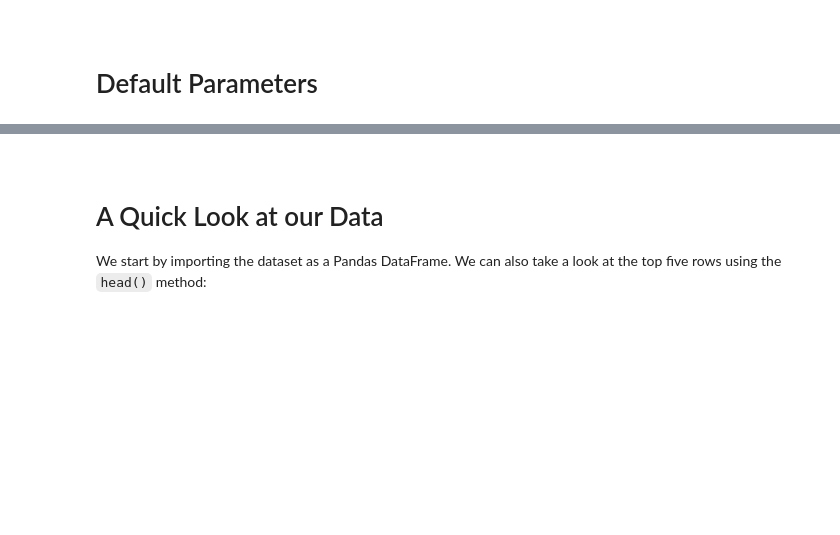
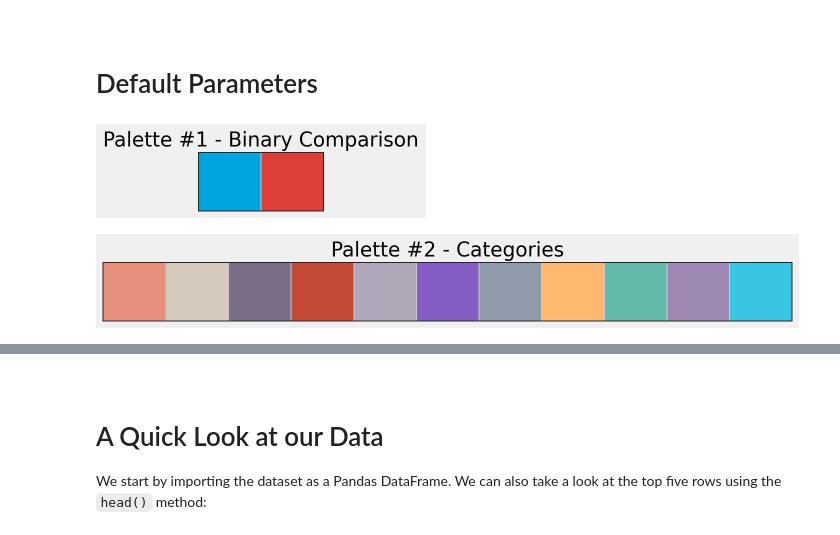
Before and after one commit to KOrfanakis/Predicting_Customer_Churn_Classification, a Jupyter notebook: Analysis_Notebook.ipynb, the cells around one changed output, grey strips where cells are left out. Saved outputs shown, nothing was run; the diff lists cells and outputs as text; code cells hidden in the pictures; blank space fills up the shorter version.

```diff
--- a/Analysis_Notebook.ipynb
+++ b/Analysis_Notebook.ipynb
@@ -88,3 +96,20 @@ colors = ['#00A5E0', '#DD403A']
 random_state = 0
+# %%
+colors = ['#00A5E0', '#DD403A']
+colors_cat = [
+    '#E8907E', '#D5CABD', '#7A6F86', '#C34A36', '#B0A8B9', '#845EC2',
+    '#8f9aaa', '#FFB86F', '#63BAAA', '#9D88B3', '#38c4e3'
+]
+
+sns.palplot(colors)
+plt.title('Palette #1 - Binary Comparison')
+plt.tick_params(axis='x', bottom=False, labelbottom=False)
+
+sns.palplot(colors_cat)
+plt.title('Palette #2 - Categories')
+plt.tick_params(axis='x', bottom=False, labelbottom=False)
+# %% [output]
+[figure, added]
+[figure, added]
 # %%
 scoring_metric = 'roc_auc'
```
Also changed, not shown: parts of 35 cells of this notebook.
